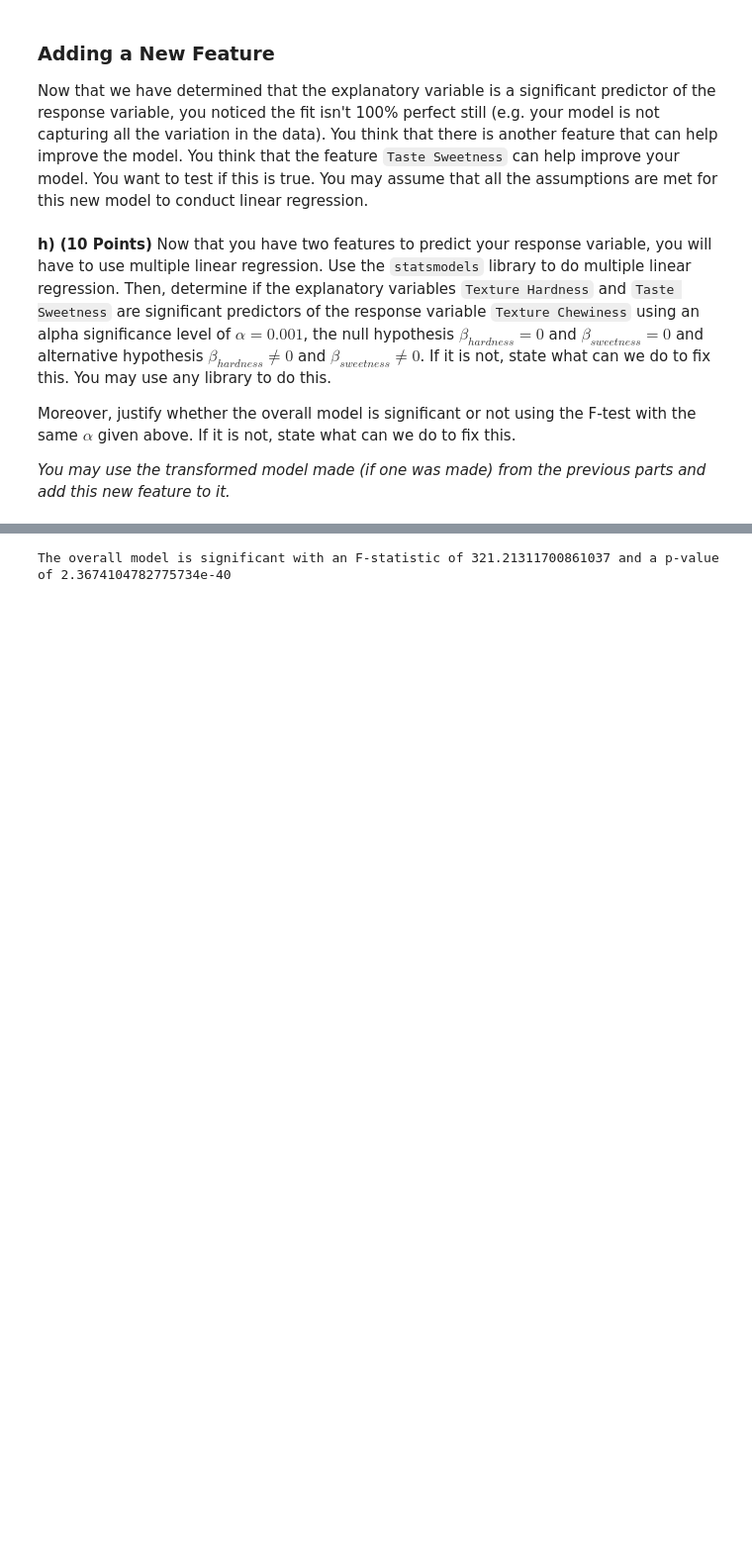
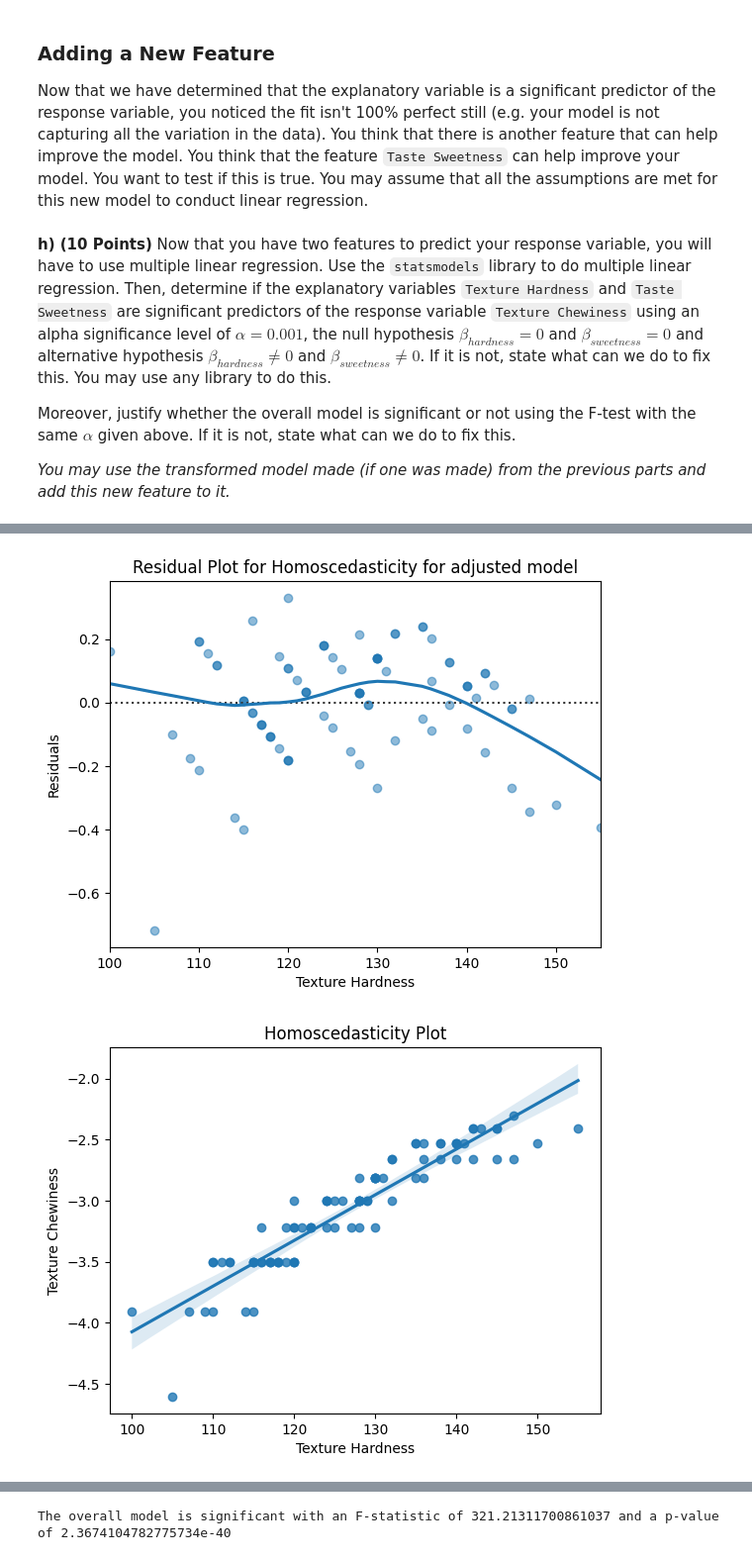
Before and after one commit to CS506-Boston-University/homework-4-phs-sakshi, a Jupyter notebook: homework4.ipynb, the cells around one changed output, grey strips where cells are left out. Shown at 99% size. Drawn from its saved outputs; the diff is of its cells as text; code cells hidden in the pictures; blank space fills up the shorter version.

```diff
--- a/homework4.ipynb
+++ b/homework4.ipynb
@@ -433,6 +462,18 @@ model = sm.OLS(y, X).fit()
 
 # print summary
 print(model.summary())
+
+sns.residplot(x='Texture Hardness', y='Texture Chewiness', data=cookie_data, lowess=True, scatter_kws={'alpha': 0.5})
+plt.xlabel('Texture Hardness')
+plt.ylabel('Residuals')
+plt.title('Residual Plot for Homoscedasticity for adjusted model')
+plt.show()
+
+sns.regplot(x='Texture Hardness', y='Texture Chewiness', data=cookie_data)
+plt.xlabel('Texture Hardness')
+plt.ylabel('Texture Chewiness')
+plt.title('Homoscedasticity Plot')
+plt.show()
 # %% [output]
                             OLS Regression Results
 ==============================================================================
@@ -444,13 +485,15 @@ Time:                        13:34:14   Log-Likelihood:                 37.254
 No. Observations:                  88   AIC:                            -68.51
 Df Residuals:                      85   BIC:                            -61.08
 Df Model:                           2
 Covariance Type:            nonrobust
 ====================================================================================
 ... (12 lines left out)
 Notes:
 [1] Standard Errors assume that the covariance matrix of the errors is correctly specified.
 [2] The condition number is large, 2.2e+03. This might indicate that there are
 strong multicollinearity or other numerical problems.
+[figure, added]
+[figure, added]
 # %%
 t_test = model.t_test("Texture Hardness = 0")
 
```
Also changed, not shown: parts of 20 cells of this notebook.
